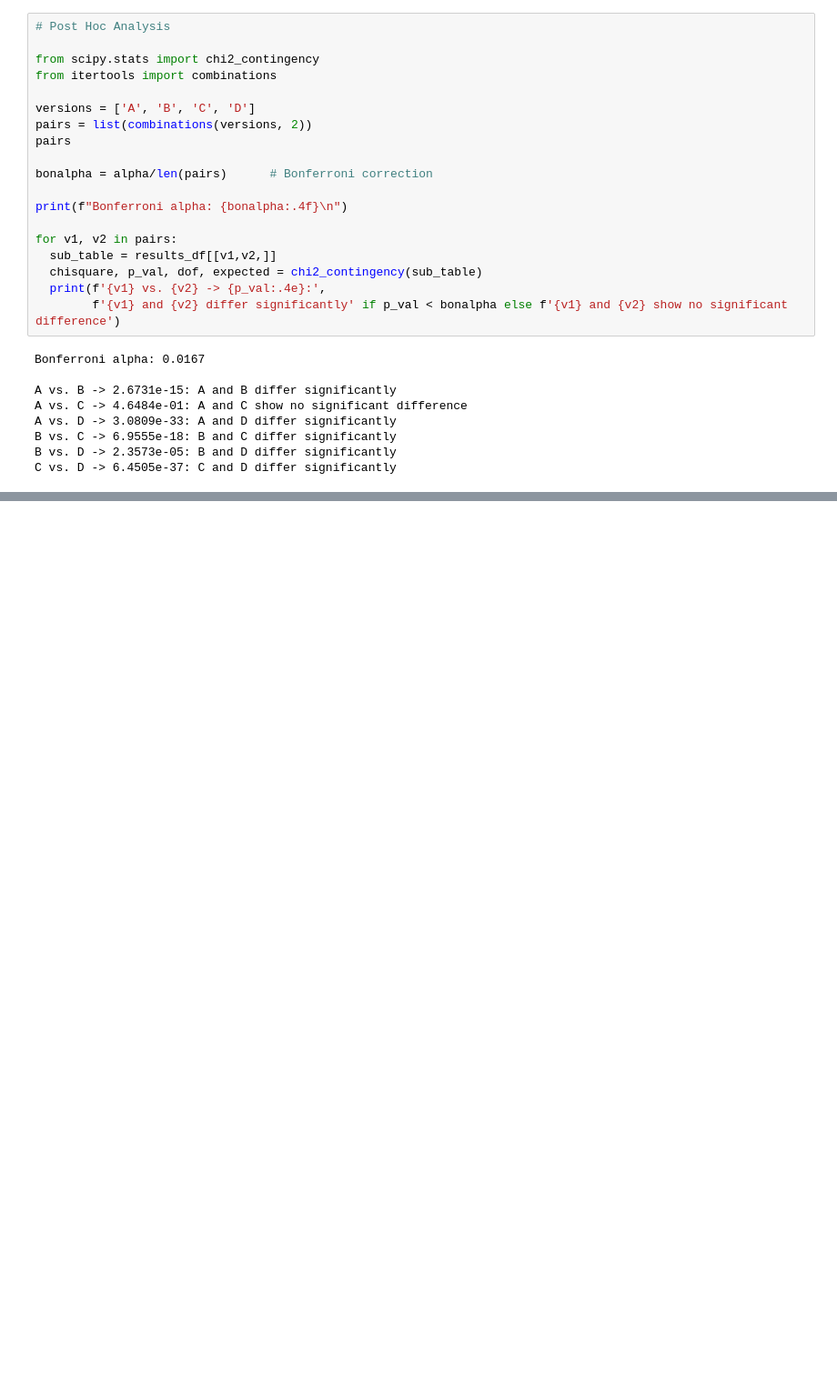
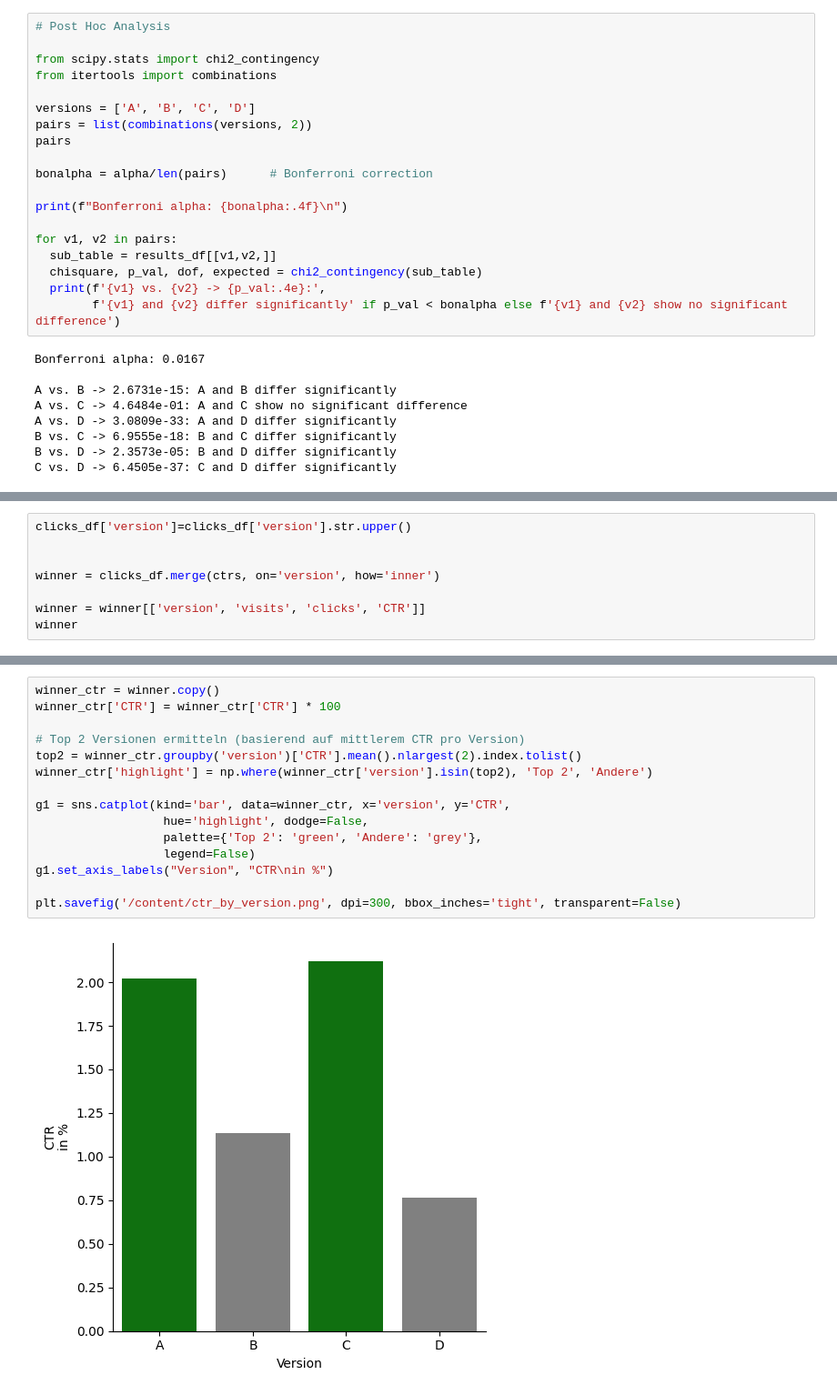
Before and after one commit to FlorianHast/Eniac-ABTest, a Jupyter notebook: notebooks/eniac_ABTesting.ipynb, the cells around one changed output, grey strips where cells are left out. Shown at 91% size. Cells and saved outputs as stored; diff of their text form; blank space fills up the shorter version.

```diff
--- a/notebooks/eniac_ABTesting.ipynb
+++ b/notebooks/eniac_ABTesting.ipynb
@@ -215,0 +227,8 @@ ctrs.sort_values('CTR', ascending=False)
+# %%
+clicks_df['version']=clicks_df['version'].str.upper()
+
+
+winner = clicks_df.merge(ctrs, on='version', how='inner')
+
+winner = winner[['version', 'visits', 'clicks', 'CTR']]
+winner
@@ -215,0 +241,17 @@ ctrs.sort_values('CTR', ascending=False)
+# %%
+winner_ctr = winner.copy()
+winner_ctr['CTR'] = winner_ctr['CTR'] * 100
+
+# Top 2 Versionen ermitteln (basierend auf mittlerem CTR pro Version)
+top2 = winner_ctr.groupby('version')['CTR'].mean().nlargest(2).index.tolist()
+winner_ctr['highlight'] = np.where(winner_ctr['version'].isin(top2), 'Top 2', 'Andere')
+
+g1 = sns.catplot(kind='bar', data=winner_ctr, x='version', y='CTR',
+                  hue='highlight', dodge=False,
+                  palette={'Top 2': 'green', 'Andere': 'grey'},
+                  legend=False)
+g1.set_axis_labels("Version", "CTR\nin %")
+
+plt.savefig('/content/ctr_by_version.png', dpi=300, bbox_inches='tight', transparent=False)
+# %% [output]
+[figure, added]
```
Also changed, not shown: parts of 11 cells of this notebook.
